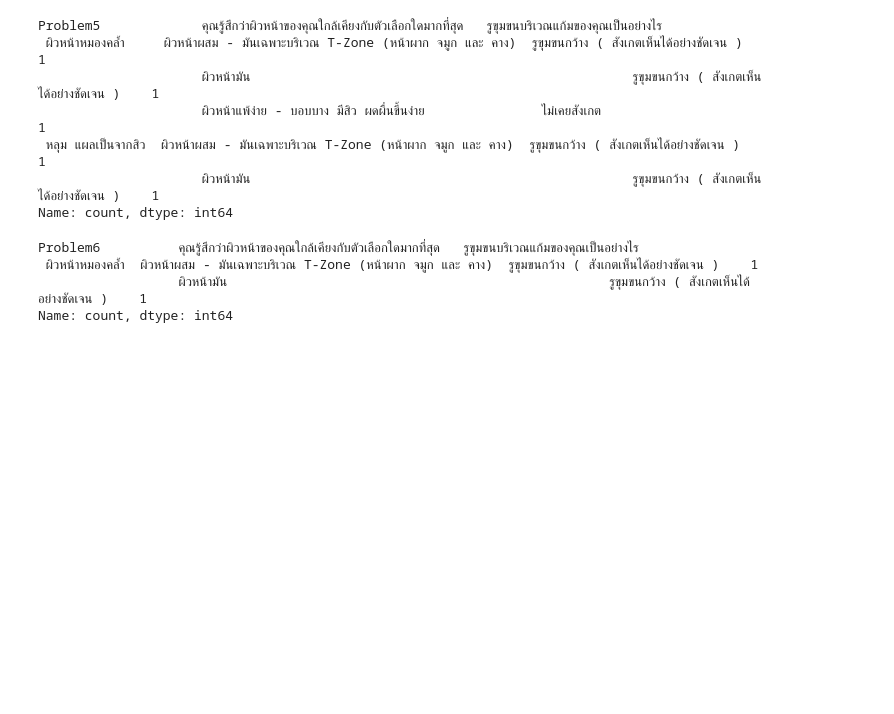
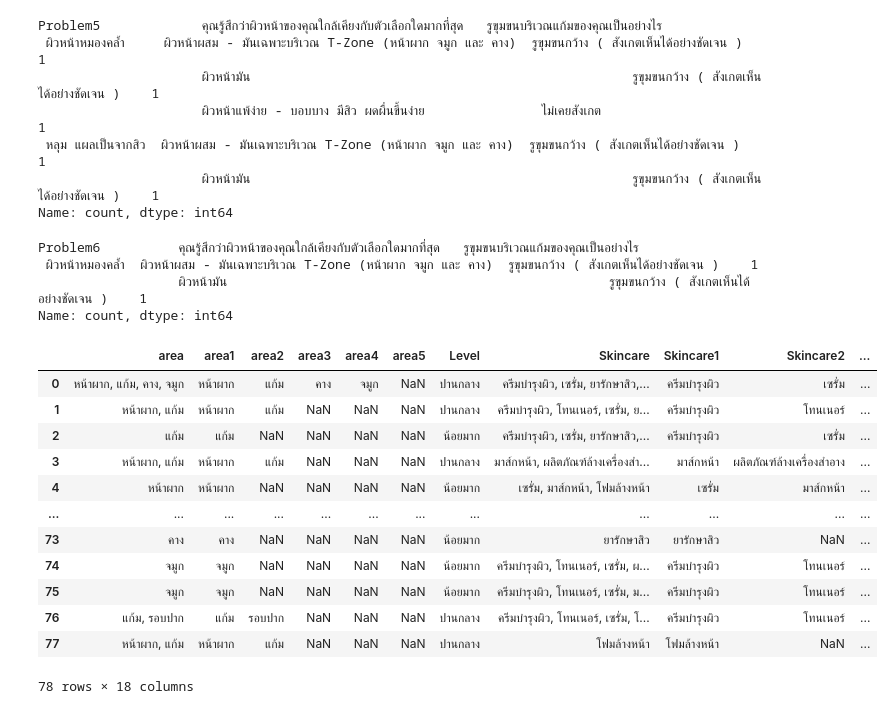
Before and after one commit to Narutchai01/SE_BA, a Jupyter notebook: interface.ipynb, the cells around one changed output. Drawn from its saved outputs; the diff is of its cells as text; code cells hidden in the pictures; blank space fills up the shorter version.

```diff
--- a/interface.ipynb
+++ b/interface.ipynb
@@ -7,6 +7,7 @@ df2 = pd.read_csv('face.csv')
 
 df = pd.read_csv('datarespon.csv')
 df3 = pd.read_csv('faceNhair.csv')
+df4 = pd.read_csv('another.csv')
 
 
 problemsArray = [
@@ -248,3 +249,19 @@ Problem6          คุณรู้สึกว่าผิวหน้าข
  ผิวหน้าหมองคล้ำ  ผิวหน้าผสม - มันเฉพาะบริเวณ T-Zone (หน้าผาก จมูก และ คาง)  รูขุมขนกว้าง ( สังเกตเห็นได้อย่างชัดเจน )    1
                   ผิวหน้ามัน                                                 รูขุมขนกว้าง ( สังเกตเห็นได้อย่างชัดเจน )    1
 Name: count, dtype: int64
+# %%
+df4
+# %% [output]
+|  | area | area1 | area2 | area3 | area4 | area5 | Level | Skincare | Skincare1 | Skincare2 | ... |
+| 0 | หน้าผาก, แก้ม, คาง, จมูก | หน้าผาก | แก้ม | คาง | จมูก | NaN | ปานกลาง | ครีมบำรุงผิว, เซรั่ม, ยารักษาสิว,... | ครีมบำรุงผิว | เซรั่ม | ... |
+| 1 | หน้าผาก, แก้ม | หน้าผาก | แก้ม | NaN | NaN | NaN | ปานกลาง | ครีมบำรุงผิว, โทนเนอร์, เซรั่ม, ย... | ครีมบำรุงผิว | โทนเนอร์ | ... |
+| 2 | แก้ม | แก้ม | NaN | NaN | NaN | NaN | น้อยมาก | ครีมบำรุงผิว, เซรั่ม, ยารักษาสิว,... | ครีมบำรุงผิว | เซรั่ม | ... |
+| 3 | หน้าผาก, แก้ม | หน้าผาก | แก้ม | NaN | NaN | NaN | ปานกลาง | มาส์กหน้า, ผลิตภัณฑ์ล้างเครื่องสำ... | มาส์กหน้า | ผลิตภัณฑ์ล้างเครื่องสำอาง | ... |
+| 4 | หน้าผาก | หน้าผาก | NaN | NaN | NaN | NaN | น้อยมาก | เซรั่ม, มาส์กหน้า, โฟมล้างหน้า | เซรั่ม | มาส์กหน้า | ... |
+| ... | ... | ... | ... | ... | ... | ... | ... | ... | ... | ... | ... |
+| 73 | คาง | คาง | NaN | NaN | NaN | NaN | น้อยมาก | ยารักษาสิว | ยารักษาสิว | NaN | ... |
+| 74 | จมูก | จมูก | NaN | NaN | NaN | NaN | น้อยมาก | ครีมบำรุงผิว, โทนเนอร์, เซรั่ม, ผ... | ครีมบำรุงผิว | โทนเนอร์ | ... |
+| 75 | จมูก | จมูก | NaN | NaN | NaN | NaN | น้อยมาก | ครีมบำรุงผิว, โทนเนอร์, เซรั่ม, ม... | ครีมบำรุงผิว | โทนเนอร์ | ... |
+| 76 | แก้ม, รอบปาก | แก้ม | รอบปาก | NaN | NaN | NaN | ปานกลาง | ครีมบำรุงผิว, โทนเนอร์, เซรั่ม, โ... | ครีมบำรุงผิว | โทนเนอร์ | ... |
+| 77 | หน้าผาก, แก้ม | หน้าผาก | แก้ม | NaN | NaN | NaN | ปานกลาง | โฟมล้างหน้า | โฟมล้างหน้า | NaN | ... |
+78 rows × 18 columns
```
Also changed, not shown: parts of 2 cells of this notebook, 1 other file.
